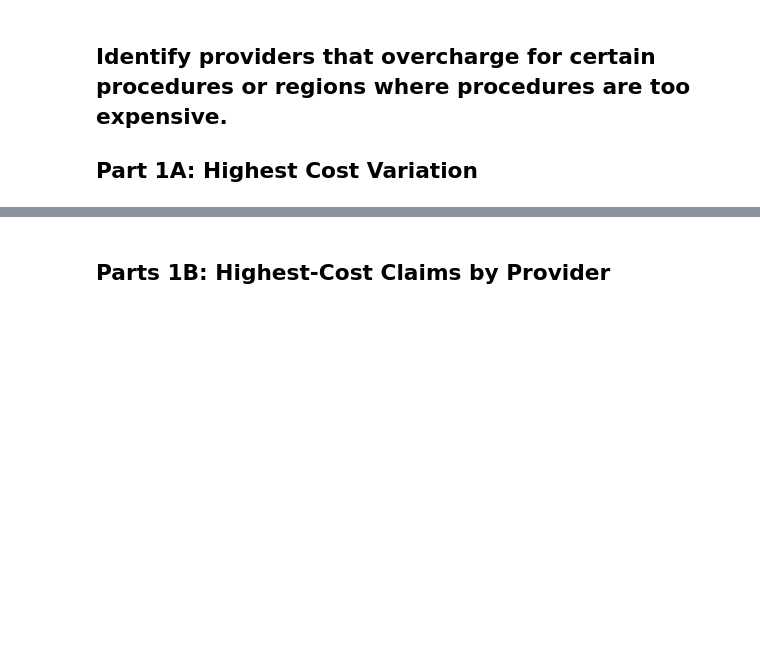
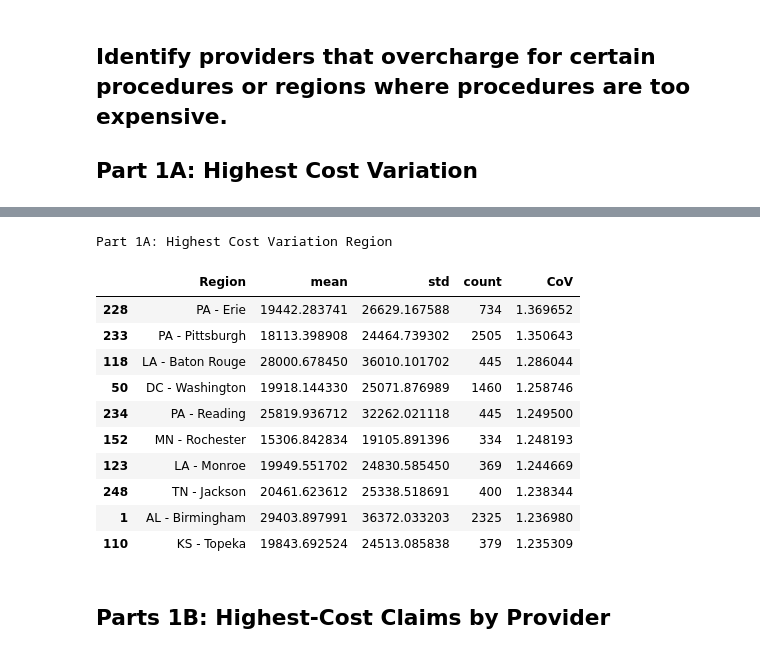
Before and after one commit to faizanasadkarim/Anomaly-claim-predication, a Jupyter notebook: medicare.ipynb, the cells around one changed output, grey strips where cells are left out. Drawn from its saved outputs; the diff is of its cells as text; code cells hidden in the pictures; blank space fills up the shorter version.

```diff
--- a/medicare.ipynb
+++ b/medicare.ipynb
@@ -333,3 +340,26 @@ Part 1A: Highest Cost Variation Procedures
+# %%
+# Calculate coefficient of variation (CoV) for charges per Regions
+cost_variation = combined_df.groupby('Region')['Avg_Charge'].agg(['mean', 'std', 'count']).reset_index()
+cost_variation['CoV'] = cost_variation['std'] / cost_variation['mean']
+cost_variation = cost_variation.sort_values(by='CoV', ascending=False)
+
+# Filter procedures with significant variation (CoV > 0.5)
+high_variation_Region = cost_variation[cost_variation['CoV'] > 0.5]
+print("Part 1A: Highest Cost Variation Region")
+high_variation_Region.head(10)
+# %% [output]
+Part 1A: Highest Cost Variation Region
+|  | Region | mean | std | count | CoV |
+| 228 | PA - Erie | 19442.283741 | 26629.167588 | 734 | 1.369652 |
+| 233 | PA - Pittsburgh | 18113.398908 | 24464.739302 | 2505 | 1.350643 |
+| 118 | LA - Baton Rouge | 28000.678450 | 36010.101702 | 445 | 1.286044 |
+| 50 | DC - Washington | 19918.144330 | 25071.876989 | 1460 | 1.258746 |
+| 234 | PA - Reading | 25819.936712 | 32262.021118 | 445 | 1.249500 |
+| 152 | MN - Rochester | 15306.842834 | 19105.891396 | 334 | 1.248193 |
+| 123 | LA - Monroe | 19949.551702 | 24830.585450 | 369 | 1.244669 |
+| 248 | TN - Jackson | 20461.623612 | 25338.518691 | 400 | 1.238344 |
+| 1 | AL - Birmingham | 29403.897991 | 36372.033203 | 2325 | 1.236980 |
+| 110 | KS - Topeka | 19843.692524 | 24513.085838 | 379 | 1.235309 |
 # %% [markdown]
 ## Parts 1B: Highest-Cost Claims by Provider
 # %%
```
Also changed, not shown: parts of 30 cells of this notebook, 1 other file.
